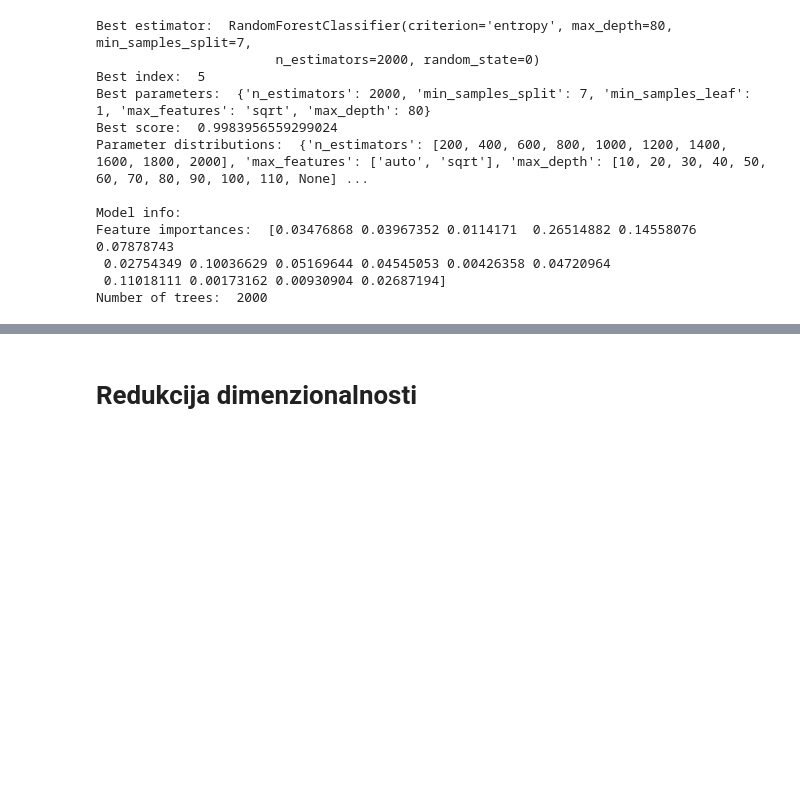
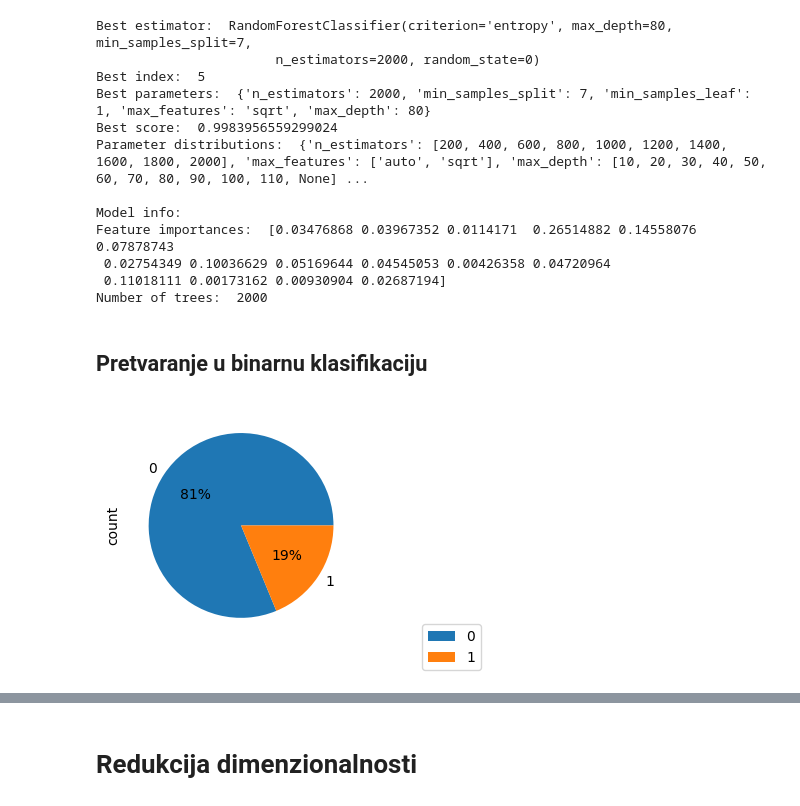
Before and after one commit to NastasijaaS/Machine-Learning-Classification, a Jupyter notebook: projekat1.ipynb, the cells around one changed output, grey strips where cells are left out. Drawn from its saved outputs; the diff is of its cells as text; code cells hidden in the pictures; blank space fills up the shorter version.

```diff
--- a/projekat1.ipynb
+++ b/projekat1.ipynb
@@ -877,3 +878,15 @@ Feature importances:  [0.03476868 0.03967352 0.0114171  0.26514882 0.14558076 0.
  0.02754349 0.10036629 0.05169644 0.04545053 0.00426358 0.04720964
  0.11018111 0.00173162 0.00930904 0.02687194]
 Number of trees:  2000
+# %% [markdown]
+## Pretvaranje u binarnu klasifikaciju
+# %%
+data['Room_Occupancy_Count'] = np.where(data['Room_Occupancy_Count'] == 0, 0, 1)
+# %%
+plt.figure(figsize=(5, 3))
+pie = data.Room_Occupancy_Count.value_counts().plot(kind='pie', autopct='%1.0f%%')
+pie.figure.set_size_inches(5, 3)
+pie.figure.legend(loc='lower right')
+plt.show()
+# %% [output]
+[figure, added]
```
Also changed, not shown: parts of 25 cells of this notebook.
